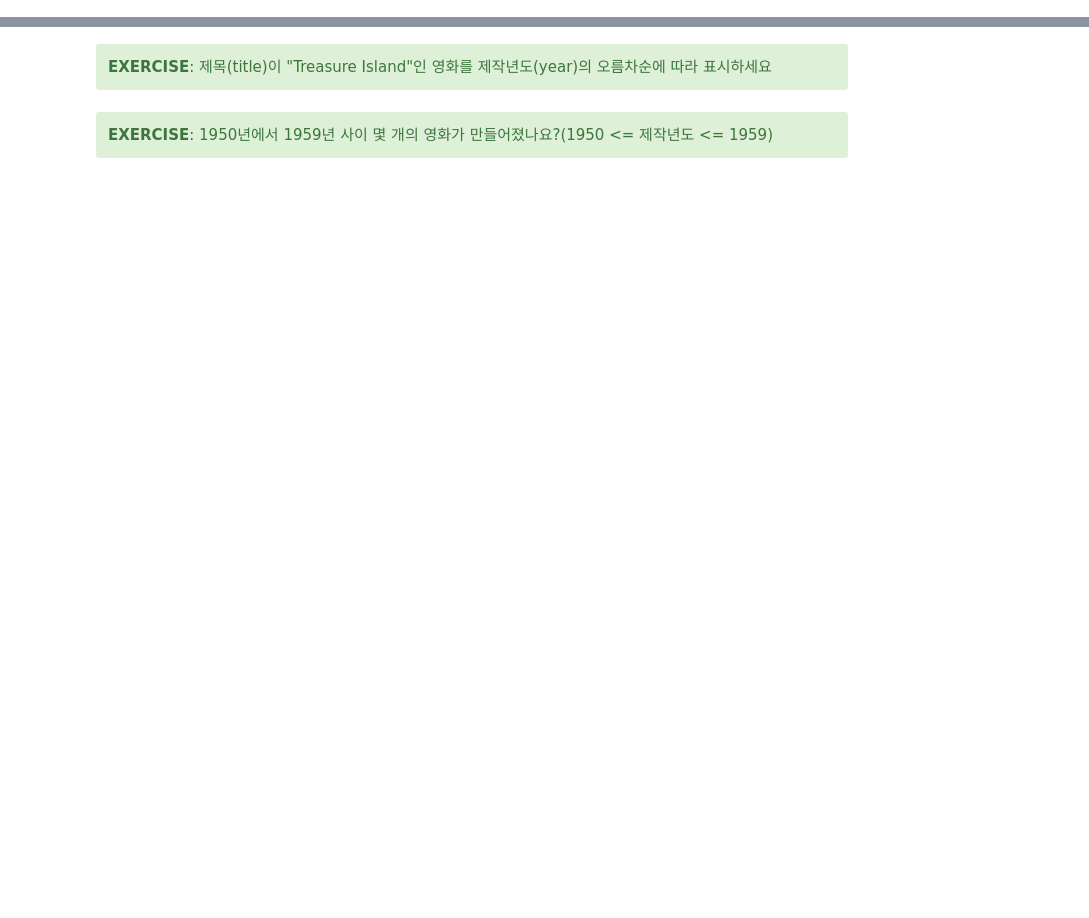
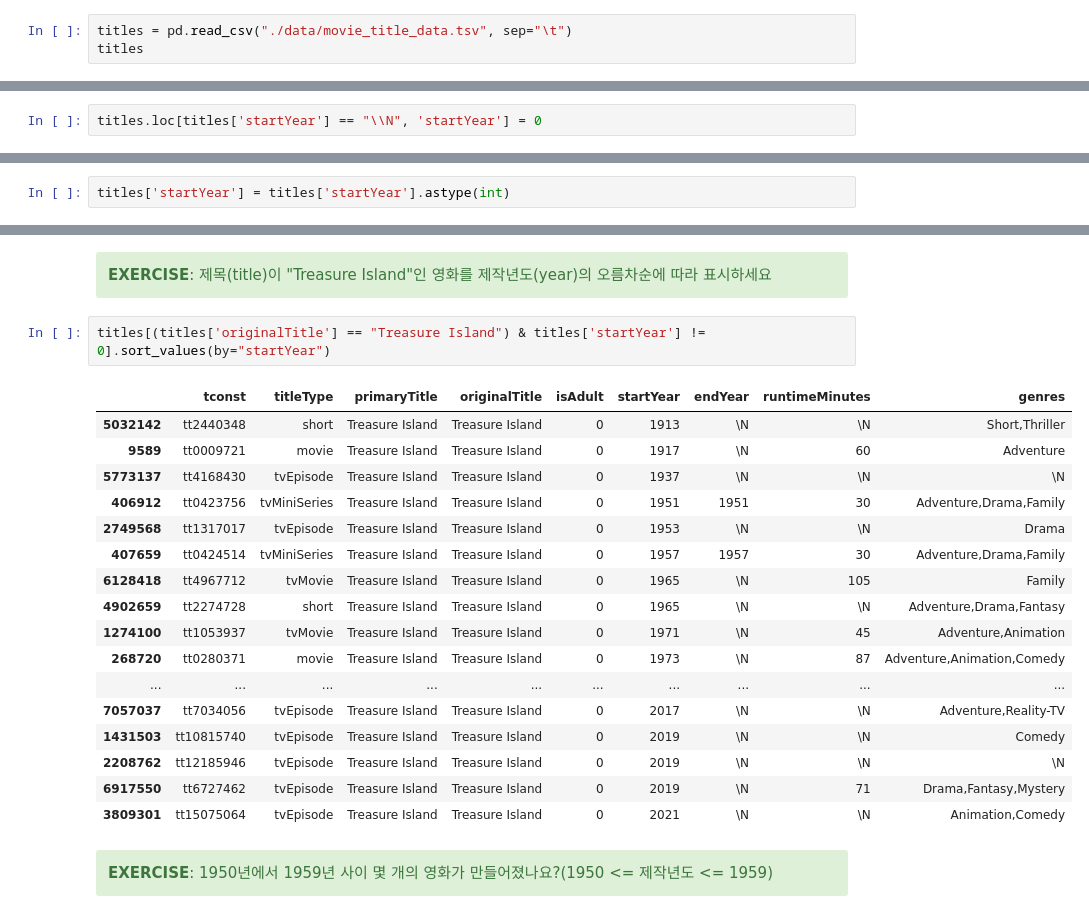
Before and after one commit to wichuuu/fintech, a Jupyter notebook: 05machine_learning/01pandas_연습문제_문제지.ipynb, the cells around one changed output, grey strips where cells are left out. Cells and saved outputs as stored; diff of their text form; blank space fills up the shorter version.

```diff
--- a/05machine_learning/01pandas_연습문제_문제지.ipynb
+++ b/05machine_learning/01pandas_연습문제_문제지.ipynb
@@ -124,3 +147,6 @@ df[(df['population'] > 10) & (df['population'] < 30)]
 movie_title_data.csv 읽어오기
 # %% [markdown]
 https://drive.google.com/file/d/1cvBtLVyfhfodJK-BXWqBLcopyus9HOIc/view?usp=sharing
+# %%
+titles = pd.read_csv("./data/movie_title_data.tsv", sep="\t")
+titles
@@ -134,0 +215,2 @@ https://drive.google.com/file/d/1cvBtLVyfhfodJK-BXWqBLcopyus9HOIc/view?usp=shari
+# %%
+titles.loc[titles['startYear'] == "\\N", 'startYear'] = 0
@@ -134,0 +233,2 @@ https://drive.google.com/file/d/1cvBtLVyfhfodJK-BXWqBLcopyus9HOIc/view?usp=shari
+# %%
+titles['startYear'] = titles['startYear'].astype(int)
@@ -143,6 +274,26 @@ https://drive.google.com/file/d/1cvBtLVyfhfodJK-BXWqBLcopyus9HOIc/view?usp=shari
 <div class="alert alert-success">
     <b>EXERCISE</b>: 제목(title)이 "Treasure Island"인 영화를 제작년도(year)의 오름차순에 따라 표시하세요
 </div>
+# %%
+titles[(titles['originalTitle'] == "Treasure Island") & titles['startYear'] != 0].sort_values(by="startYear")
+# %% [output]
+|  | tconst | titleType | primaryTitle | originalTitle | isAdult | startYear | endYear | runtimeMinutes | genres |
+| 5032142 | tt2440348 | short | Treasure Island | Treasure Island | 0 | 1913 | \N | \N | Short,Thriller |
+| 9589 | tt0009721 | movie | Treasure Island | Treasure Island | 0 | 1917 | \N | 60 | Adventure |
+| 5773137 | tt4168430 | tvEpisode | Treasure Island | Treasure Island | 0 | 1937 | \N | \N | \N |
+| 406912 | tt0423756 | tvMiniSeries | Treasure Island | Treasure Island | 0 | 1951 | 1951 | 30 | Adventure,Drama,Family |
+| 2749568 | tt1317017 | tvEpisode | Treasure Island | Treasure Island | 0 | 1953 | \N | \N | Drama |
+| 407659 | tt0424514 | tvMiniSeries | Treasure Island | Treasure Island | 0 | 1957 | 1957 | 30 | Adventure,Drama,Family |
+| 6128418 | tt4967712 | tvMovie | Treasure Island | Treasure Island | 0 | 1965 | \N | 105 | Family |
+| 4902659 | tt2274728 | short | Treasure Island | Treasure Island | 0 | 1965 | \N | \N | Adventure,Drama,Fantasy |
+| 1274100 | tt1053937 | tvMovie | Treasure Island | Treasure Island | 0 | 1971 | \N | 45 | Adventure,Animation |
+| 268720 | tt0280371 | movie | Treasure Island | Treasure Island | 0 | 1973 | \N | 87 | Adventure,Animation,Comedy |
+| ... | ... | ... | ... | ... | ... | ... | ... | ... | ... |
+| 7057037 | tt7034056 | tvEpisode | Treasure Island | Treasure Island | 0 | 2017 | \N | \N | Adventure,Reality-TV |
+| 1431503 | tt10815740 | tvEpisode | Treasure Island | Treasure Island | 0 | 2019 | \N | \N | Comedy |
+| 2208762 | tt12185946 | tvEpisode | Treasure Island | Treasure Island | 0 | 2019 | \N | \N | \N |
+| 6917550 | tt6727462 | tvEpisode | Treasure Island | Treasure Island | 0 | 2019 | \N | 71 | Drama,Fantasy,Mystery |
+| 3809301 | tt15075064 | tvEpisode | Treasure Island | Treasure Island | 0 | 2021 | \N | \N | Animation,Comedy |
 # %% [markdown]
 <div class="alert alert-success">
     <b>EXERCISE</b>: 1950년에서 1959년 사이 몇 개의 영화가 만들어졌나요?(1950 <= 제작년도 <= 1959)
```
Also changed, not shown: parts of 87 cells of this notebook, 2 other files.
